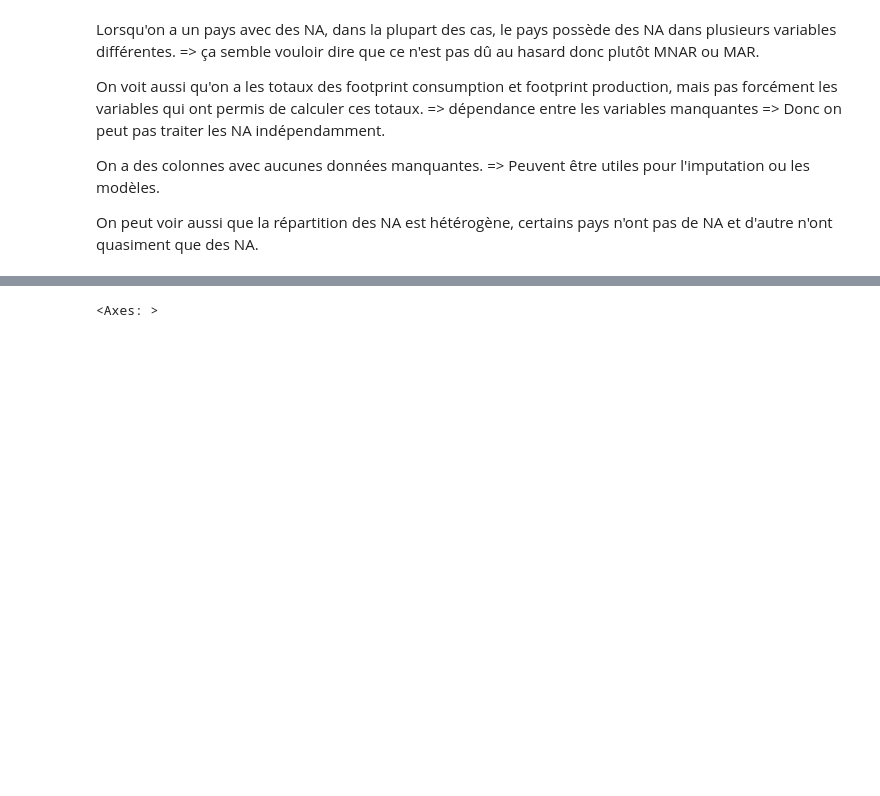
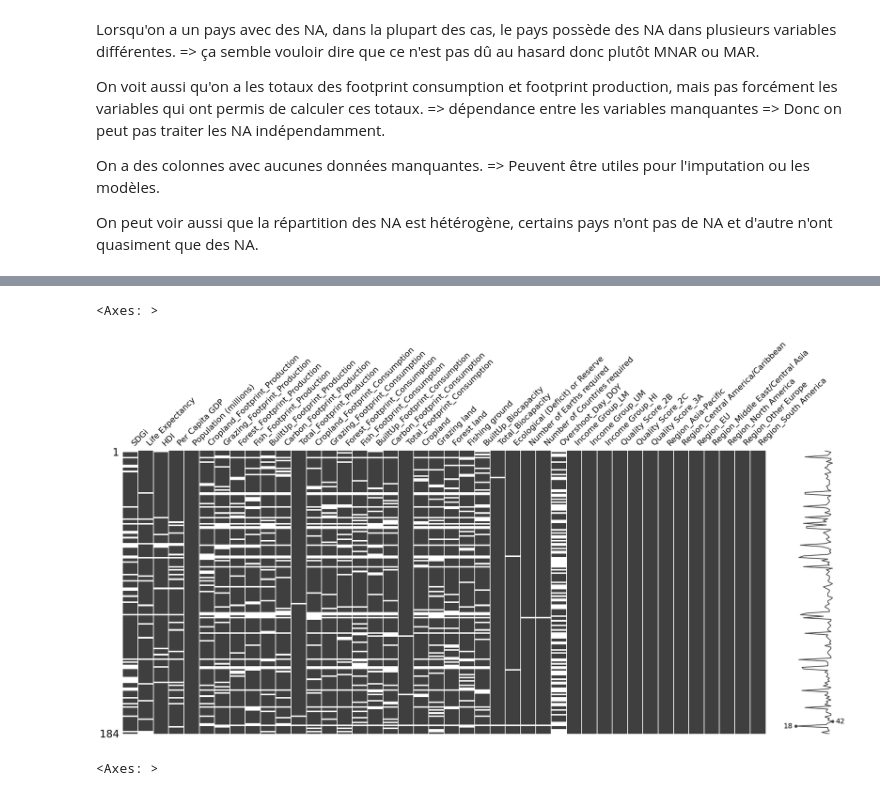
Before and after one commit to anna-cochat/Data_NA_project, a Jupyter notebook: missingno_vis.ipynb, the cells around one changed output, grey strips where cells are left out. Saved outputs shown, nothing was run; the diff lists cells and outputs as text; code cells hidden in the pictures; blank space fills up the shorter version.

```diff
--- a/missingno_vis.ipynb
+++ b/missingno_vis.ipynb
@@ -63,3 +109,9 @@ On peut voir aussi que la répartition des NA est hétérogène, certains pays n
+# %%
+xmiss_df = pd.DataFrame(xmiss_df, columns=df.columns, index=df.index)
+msno.matrix(xmiss_df)
+# %% [output]
+<Axes: >
+[figure, added]
 # %%
 msno.heatmap(df)
 # %% [output]
```
Also changed, not shown: parts of 9 cells of this notebook.
